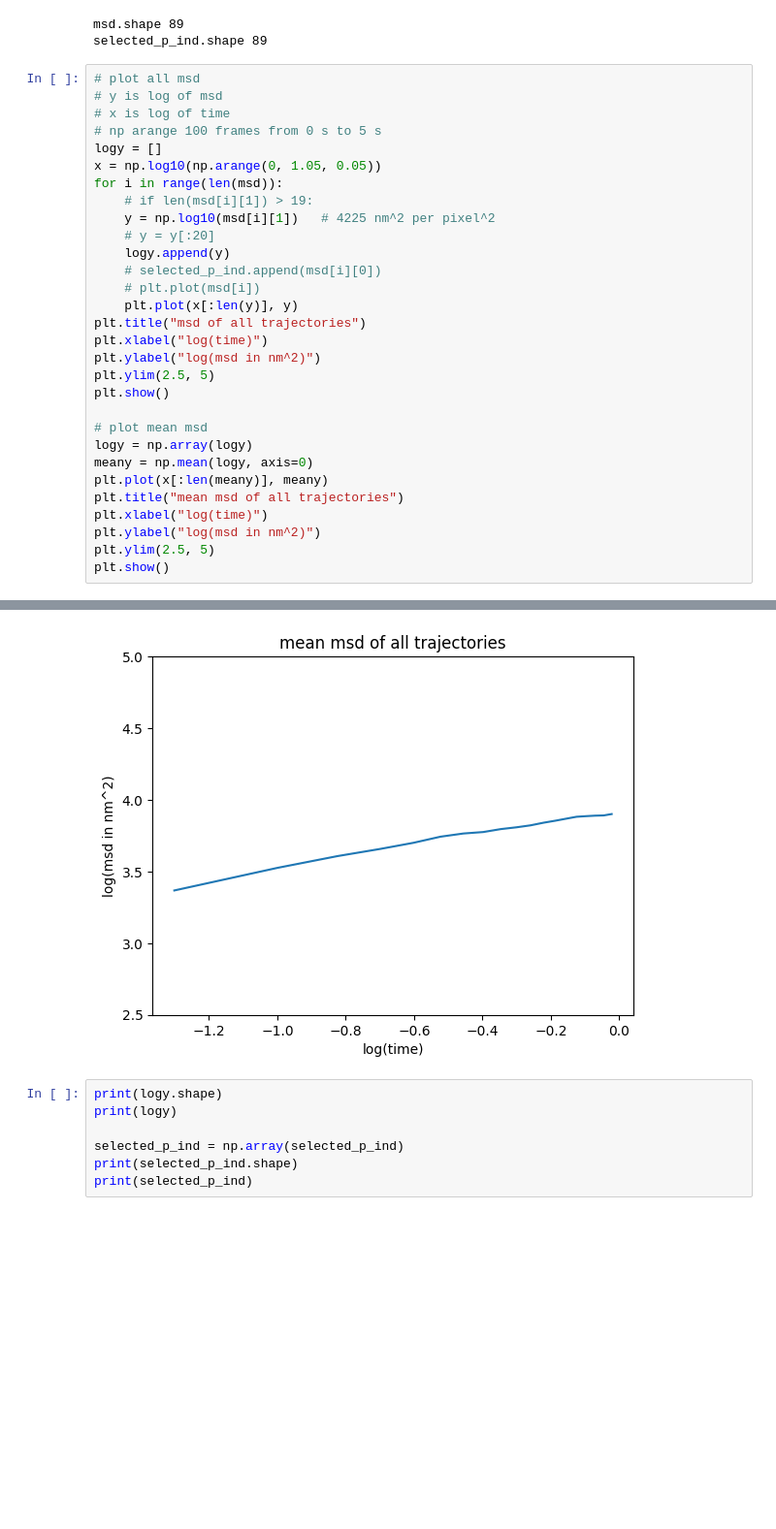
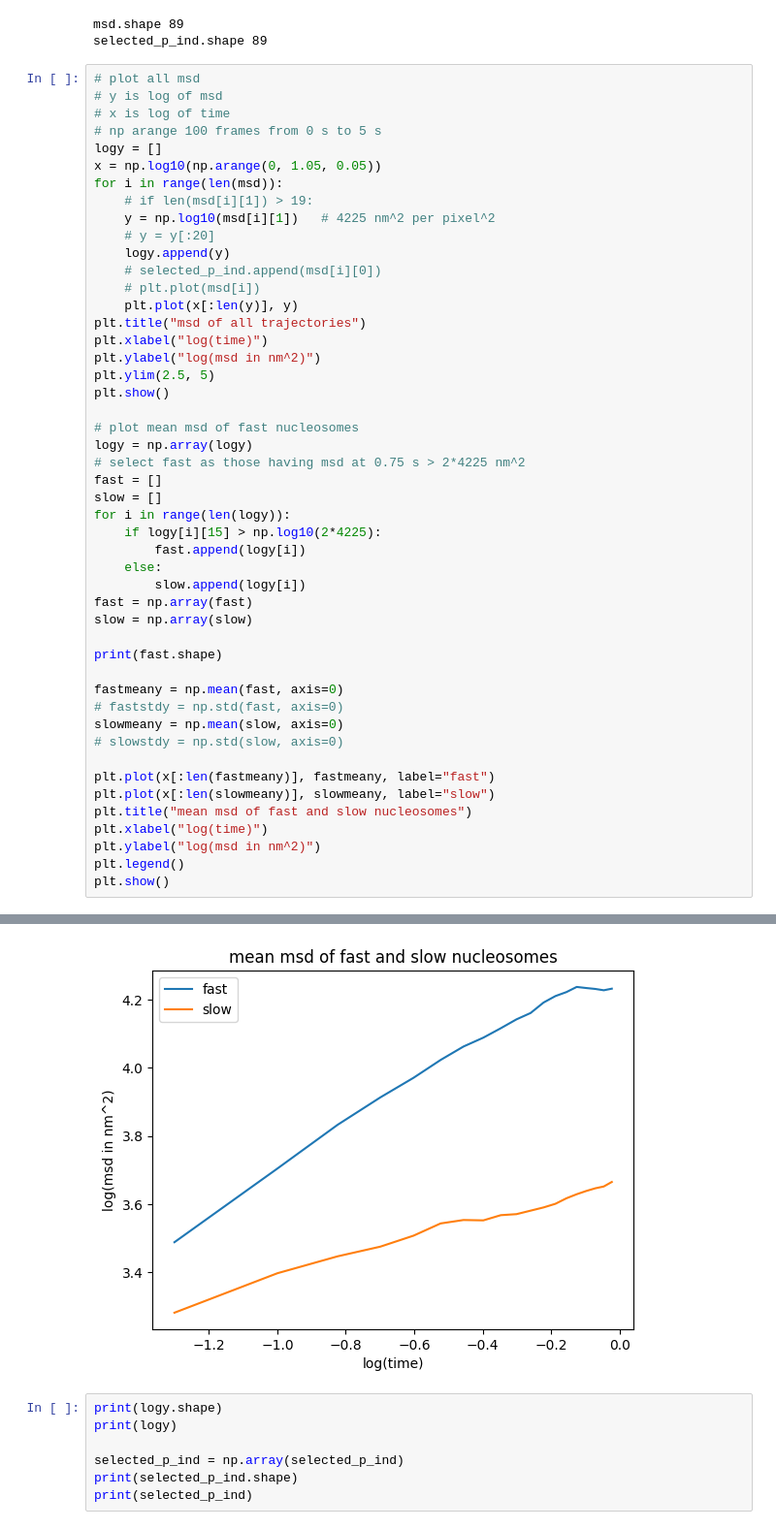
Before and after one commit to mkrishnapraneet/2D-Temporal-normalizing-flows, a Jupyter notebook: TNFwithRealNVP/preproc.ipynb, the cells around one changed output, grey strips where cells are left out. Shown: that part at 97% size. Saved outputs shown, nothing was run; the diff lists cells and outputs as text; blank space fills up the shorter version.

```diff
--- a/TNFwithRealNVP/preproc.ipynb
+++ b/TNFwithRealNVP/preproc.ipynb
@@ -99,14 +99,32 @@ plt.ylabel("log(msd in nm^2)")
 plt.ylim(2.5, 5)
 plt.show()
 
-# plot mean msd
+# plot mean msd of fast nucleosomes
 logy = np.array(logy)
-meany = np.mean(logy, axis=0)
-plt.plot(x[:len(meany)], meany)
-plt.title("mean msd of all trajectories")
+# select fast as those having msd at 0.75 s > 2*4225 nm^2
+fast = []
+slow = []
+for i in range(len(logy)):
+    if logy[i][15] > np.log10(2*4225):
+        fast.append(logy[i])
+    else:
+        slow.append(logy[i])
+fast = np.array(fast)
+slow = np.array(slow)
+
+print(fast.shape)
+
+fastmeany = np.mean(fast, axis=0)
+# faststdy = np.std(fast, axis=0)
+slowmeany = np.mean(slow, axis=0)
+# slowstdy = np.std(slow, axis=0)
+
+plt.plot(x[:len(fastmeany)], fastmeany, label="fast")
+plt.plot(x[:len(slowmeany)], slowmeany, label="slow")
+plt.title("mean msd of fast and slow nucleosomes")
 plt.xlabel("log(time)")
 plt.ylabel("log(msd in nm^2)")
-plt.ylim(2.5, 5)
+plt.legend()
 plt.show()
 # %% [output]
 [figure]
@@ -113,4 +132,4 @@ plt.show()
-[figure, old version]
+[figure, new version]
 # %%
 print(logy.shape)
 print(logy)
```
Also changed, not shown: parts of 1 cell of this notebook, 15 other files.
